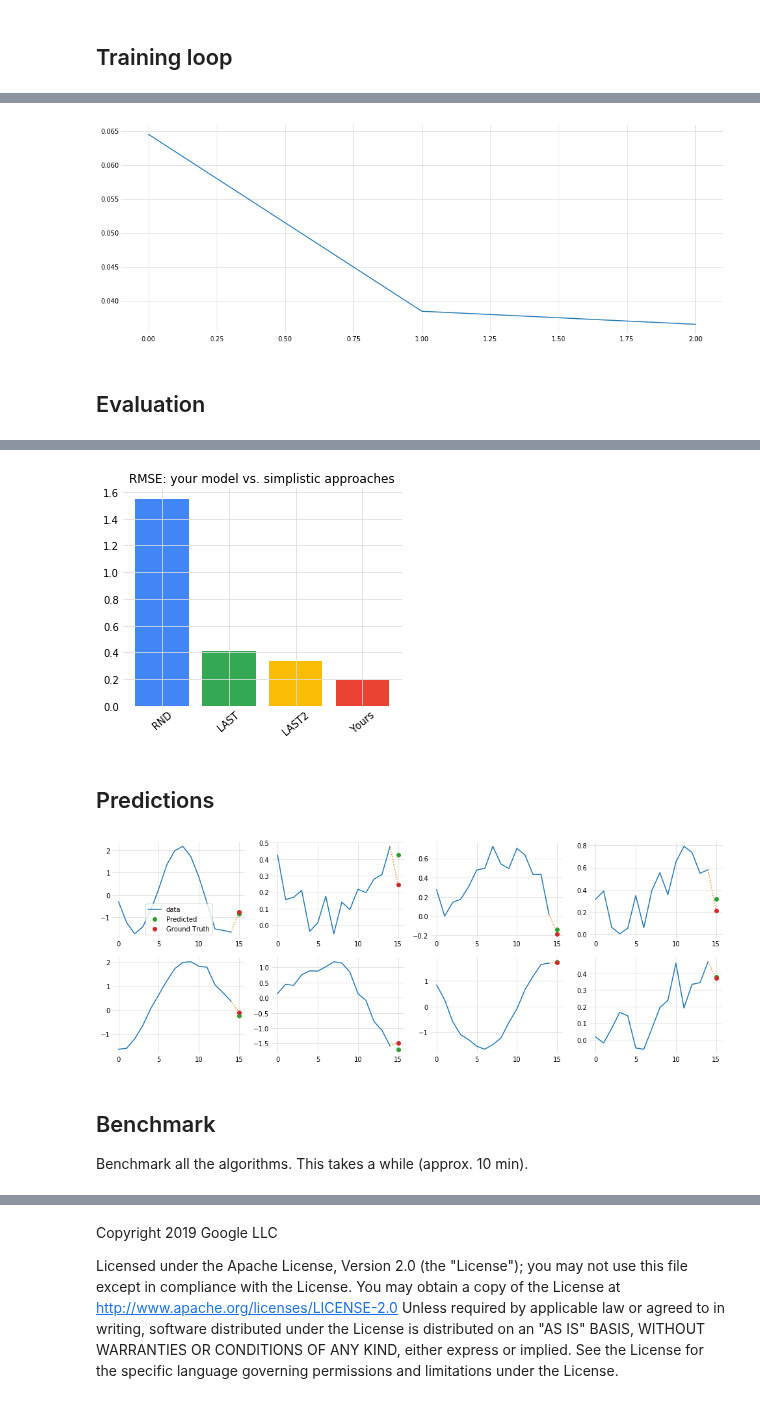
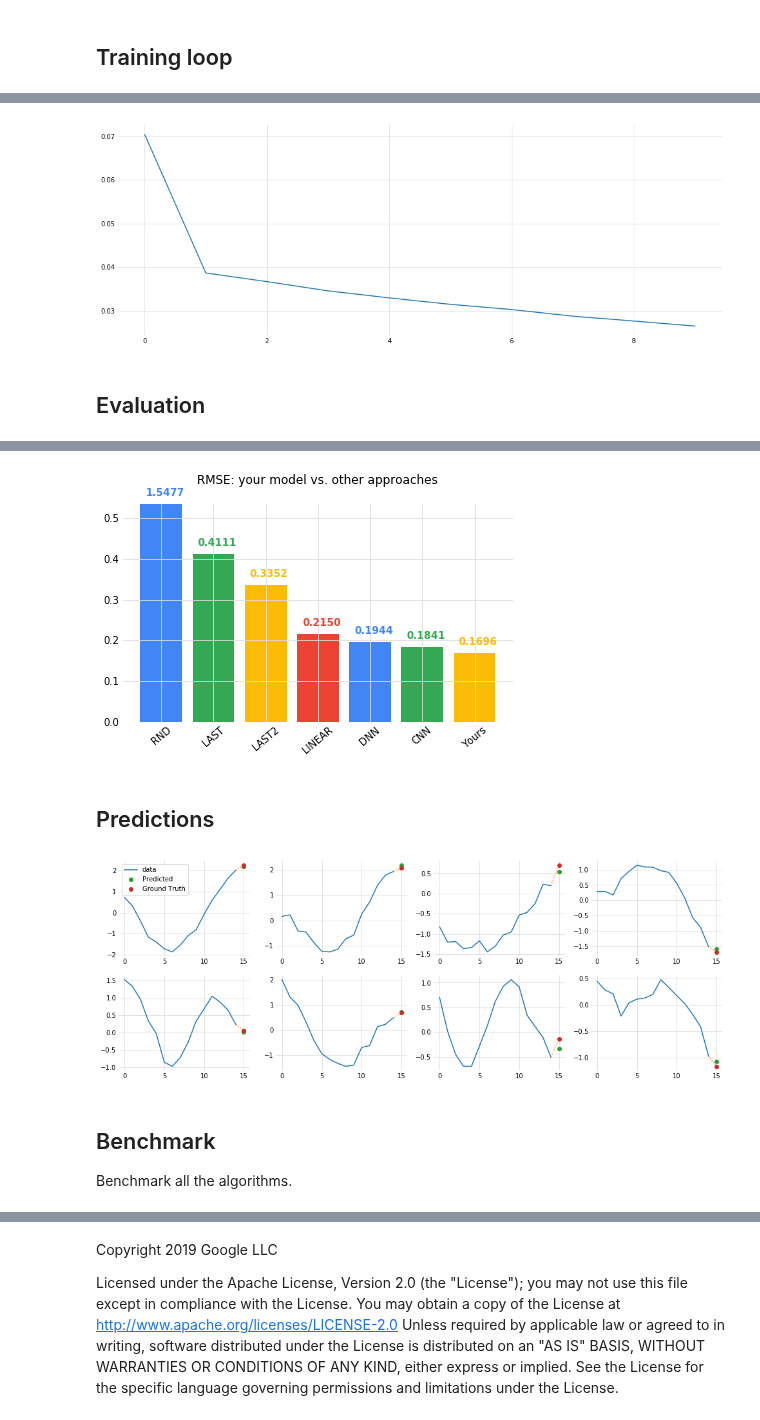
Before and after one commit to GoogleCloudPlatform/tensorflow-without-a-phd, a Jupyter notebook: tensorflow-rnn-tutorial/00_Keras_RNN_predictions_solution.ipynb, the cells around one changed output, grey strips where cells are left out. Cells and saved outputs as stored; diff of their text form; code cells hidden in the pictures.

```diff
--- a/tensorflow-rnn-tutorial/00_Keras_RNN_predictions_solution.ipynb
+++ b/tensorflow-rnn-tutorial/00_Keras_RNN_predictions_solution.ipynb
@@ -311,13 +339,18 @@ Non-trainable params: 0
 _________________________________________________________________
 # %%
 # RNN model with loss computed on last N elements (RMSE: 0.163 after 10 epochs)
-model_layers_RNN_N = [
-    l.Reshape([SEQLEN, 1], input_shape=[SEQLEN,]), # [BATCHSIZE, SEQLEN, 1] is necessary for RNN model
-    l.GRU(RNN_CELLSIZE, return_sequences=True),
-    l.GRU(RNN_CELLSIZE, return_sequences=True), # output shape [BATCHSIZE, SEQLEN, RNN_CELLSIZE]
-    l.TimeDistributed(l.Dense(1)),              # output shape [BATCHSIZE, SEQLEN, 1]
-    l.Lambda(lambda x: x[:,-LAST_N:SEQLEN,0]) # last N item(s) in sequence: output shape [BATCHSIZE, LAST_N]
-]
+model_RNN_N = tf.keras.Sequential([
+    tf.keras.layers.Reshape([SEQLEN, 1], input_shape=[SEQLEN,]), # [BATCHSIZE, SEQLEN, 1] is necessary for RNN model
+    tf.keras.layers.GRU(RNN_CELLSIZE, return_sequences=True),
+    tf.keras.layers.GRU(RNN_CELLSIZE, return_sequences=True), # output shape [BATCHSIZE, SEQLEN, RNN_CELLSIZE]
+    tf.keras.layers.TimeDistributed(tf.keras.layers.Dense(1)),              # output shape [BATCHSIZE, SEQLEN, 1]
+    tf.keras.layers.Lambda(lambda x: x[:,-LAST_N:SEQLEN,0]) # last N item(s) in sequence: output shape [BATCHSIZE, LAST_N]
+])
 
-model_RNN_N = compile_keras_sequential_model(model_layers_RNN_N, 'RNN_N')
+model_RNN_N.compile(
+    loss = 'mean_squared_error',
+    optimizer = 'rmsprop',
+    metrics = ['RootMeanSquaredError'])
+
+model_RNN_N.summary()
 # %% [output]
@@ -363,19 +407,15 @@ Epoch 3/3
 plt.plot(history.history['loss'])
 plt.show()
 # %% [output]
-[figure, old version]
+[figure, new version]
 # %% [markdown]
 ## Evaluation
 # %%
 # Here "evaluating" using the training dataset
-eval_ds = get_evaluation_dataset(last_n=LAST_N) # use last_n=LAST_N for model_RNN_N
-loss, rmse = model.evaluate(eval_ds, steps=1)
+eval_ds = get_evaluation_dataset(last_n=LAST_N)  # use last_n=LAST_N for model_RNN_N
+loss, your_rmse = model.evaluate(eval_ds, steps=1)
 
-# compare agains simplistic benchmark models that require no training
-ds = get_evaluation_dataset()
-_, rmse1 = model_RAND.evaluate(get_evaluation_dataset(), steps=1, verbose=0)
-_, rmse2 = model_LAST.evaluate(get_evaluation_dataset(), steps=1, verbose=0)
-_, rmse3 = model_LAST2.evaluate(get_evaluation_dataset(), steps=1, verbose=0)
+# NOTE: benchmark models were trained for 10 epochs
 
-picture_this_hist(rmse1, rmse2, rmse3, rmse)
+picture_this_hist_yours(benchmark_rmses + [your_rmse])
 # %% [output]
@@ -383,4 +423,4 @@ picture_this_hist(rmse1, rmse2, rmse3, rmse)
-[figure, old version]
+[figure, new version]
 # %% [markdown]
 ## Predictions
 # %%
@@ -390,8 +430,8 @@ subset = np.random.choice(DATA_LEN//SEQLEN, 8) # pick 8 eval sequences at random
 predictions = model.predict(evaldata[subset], steps=1) # prediction directly from numpy array
 picture_this_3(predictions[:,-1], evaldata[subset], evallabels[subset], SEQLEN)
 # %% [output]
-[figure, old version]
+[figure, new version]
 # %% [markdown]
 <a name="benchmark"></a>
 ## Benchmark
-Benchmark all the algorithms. This takes a while (approx. 10 min).
+Benchmark all the algorithms.
```
Also changed, not shown: parts of 17 cells of this notebook, 1 other file.
